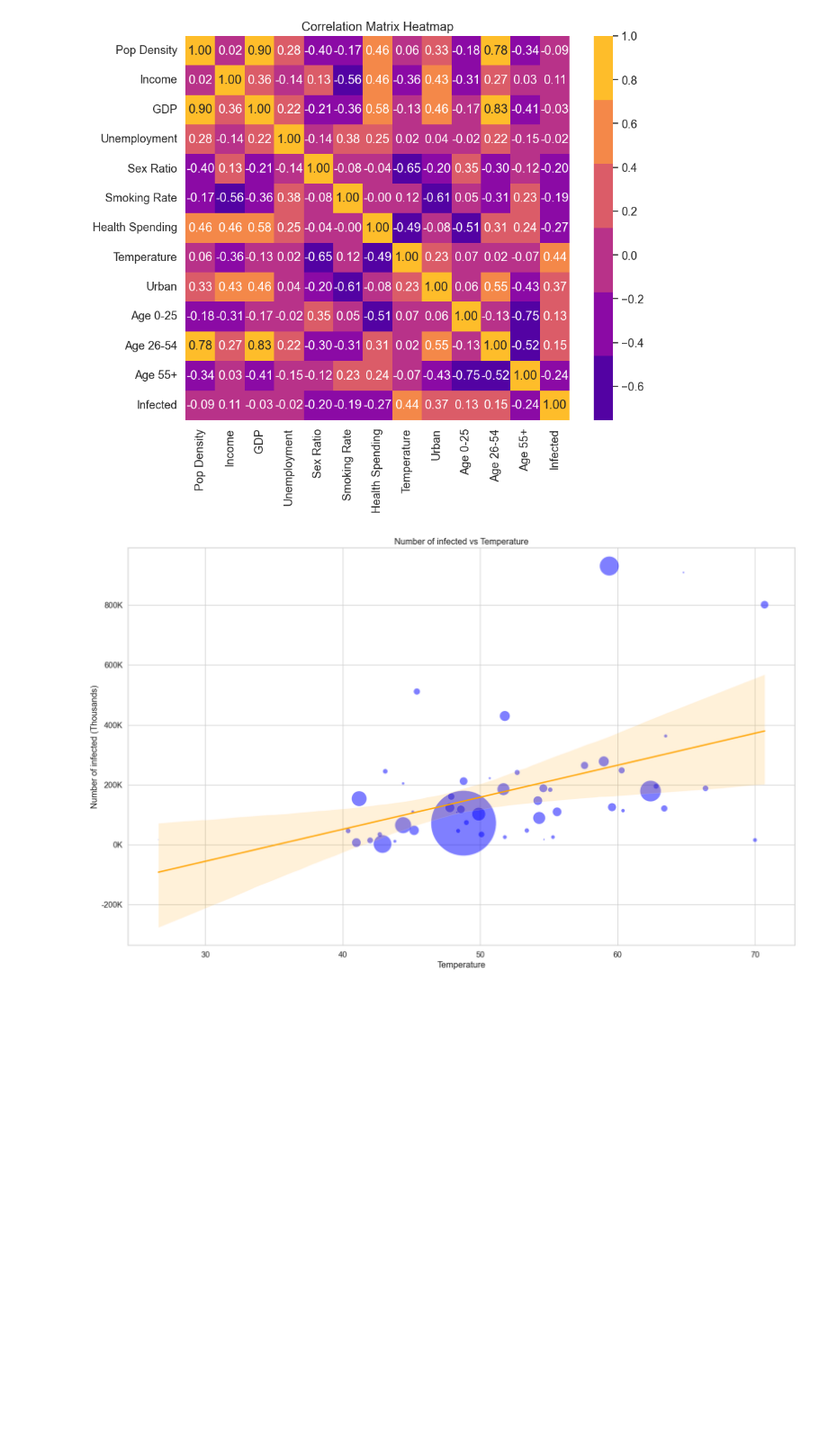
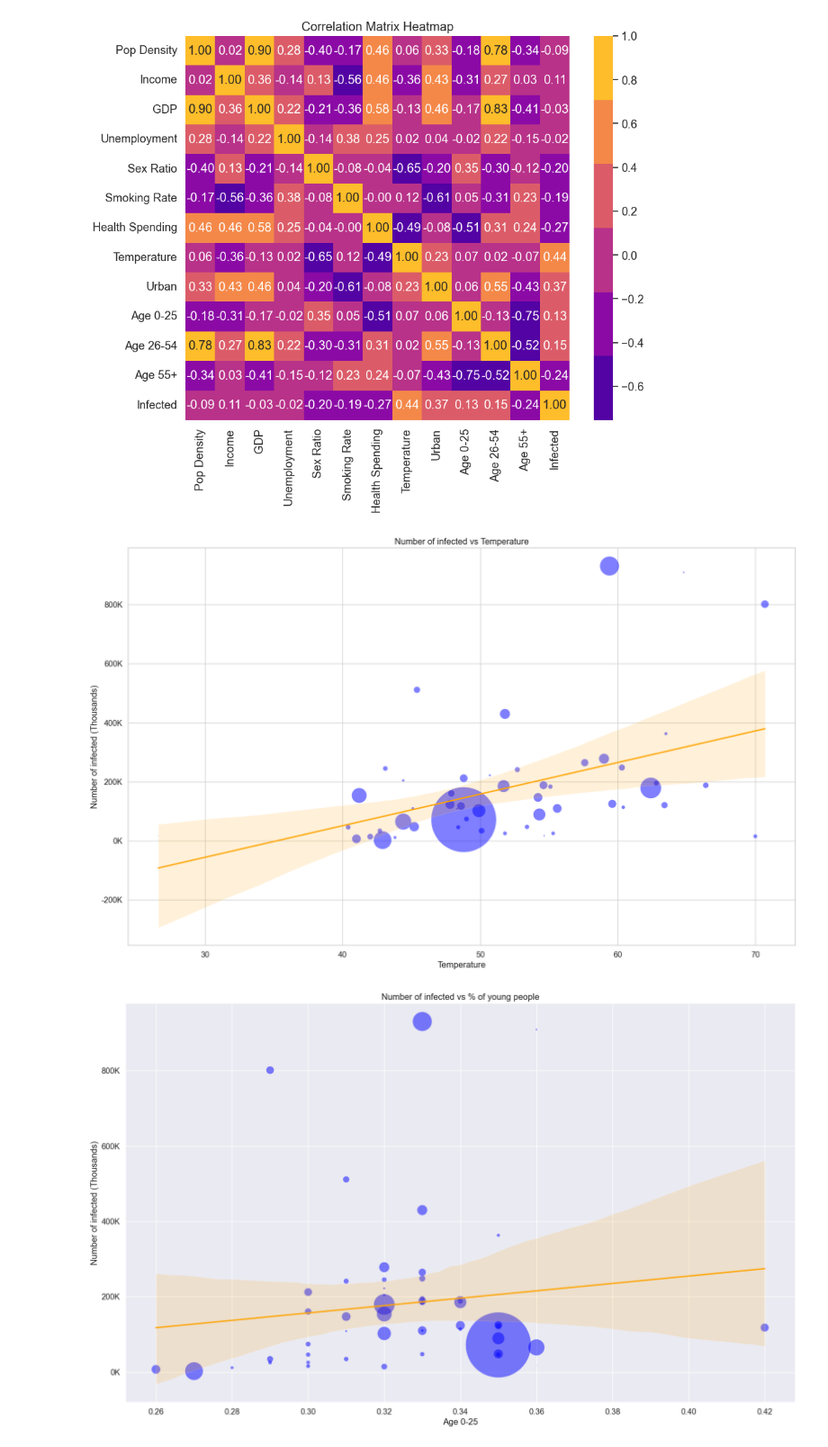
Before and after one commit to ollie-gats/BSE_brush_up_python_project, a Jupyter notebook: final_project_part1.ipynb, the cells around one changed output. Shown at 90% size. Drawn from its saved outputs; the diff is of its cells as text; code cells hidden in the pictures; blank space fills up the shorter version.

```diff
--- a/final_project_part1.ipynb
+++ b/final_project_part1.ipynb
@@ -50,6 +50,7 @@ covid_data['month_name'] = covid_data['month'].map(months_dict)
 # %%
 states_data['%pop_infected'] = states_data['Infected']/states_data['Population']
 states_data['%pop_tested'] = states_data['Tested']/states_data['Population']
+states_data['%pop_dead'] = states_data['Deaths']/states_data['Population']
 # %%
 #Getting the top 10 states from different categories
 sorted_infected = states_data.sort_values('Infected', ascending=False).head(10)
@@ -209,23 +218,56 @@ plt.show()
 # %% [output]
 [figure]
 # %%
+#Relation between percentage of young people and infected
 sns.set_theme(font_scale=1.2)
 sns.set_style("whitegrid")
 
 plt.figure(figsize=(20,12))
 
 sns.scatterplot(x='Temperature', y='Infected', data=states_data, size='Pop Density', sizes=states_data['Pop Density'].to_list(), color='Blue', alpha=0.5, legend=False)
 sns.regplot(x='Temperature', y='Infected', data=states_data, scatter=False, color='Orange', label='Regression Line')
 plt.xlabel('Temperature')
 plt.ylabel('Number of infected (Thousands)')
 plt.title('Number of infected vs Temperature')
 
 def thousands_formatter(x, pos):
     return f'{x/1e3:.0f}K'
 
 formatter = FuncFormatter(thousands_formatter)
 plt.gca().yaxis.set_major_formatter(formatter)
 
 plt.show()
+
+#Relation between percentage of young people (0-25) and infected (Julia)
+sns.set_theme(font_scale=1.2)
+plt.figure(figsize=(20,12))
+
+sns.scatterplot(x='Age 0-25', y='Infected', data=states_data, size='Pop Density', sizes=states_data['Pop Density'].to_list(), color='Blue', alpha=0.5, legend=False)
+sns.regplot(x='Age 0-25', y='Infected', data=states_data, scatter=False, color='Orange', label='Regression Line')
+plt.xlabel('Age 0-25')
+plt.ylabel('Number of infected (Thousands)')
+plt.title('Number of infected vs % of young people')
+
+def thousands_formatter(x, pos):
+    return f'{x/1e3:.0f}K'
+
+formatter = FuncFormatter(thousands_formatter)
+plt.gca().yaxis.set_major_formatter(formatter)
+
+plt.show()
+
+
+#Relation between percentage of young people (0-25) and proportion of infected
+sns.set_theme(font_scale=1.2)
+plt.figure(figsize=(20,12))
+
+sns.scatterplot(x='Age 0-25', y='%pop_infected', data=states_data, size='Pop Density', sizes=states_data['Pop Density'].to_list(), color='Blue', alpha=0.5, legend=False)
+sns.regplot(x='Age 0-25', y='%pop_infected', data=states_data, scatter=False, color='Orange', label='Regression Line')
+plt.xlabel('Age 0-25')
+plt.ylabel('% of infected')
+plt.title('% of infected vs % of young people')
+
+plt.show()
 # %% [output]
-[figure, old version]
+[figure, new version]
+[figure, added]
```
Also changed, not shown: parts of 3 cells of this notebook.
